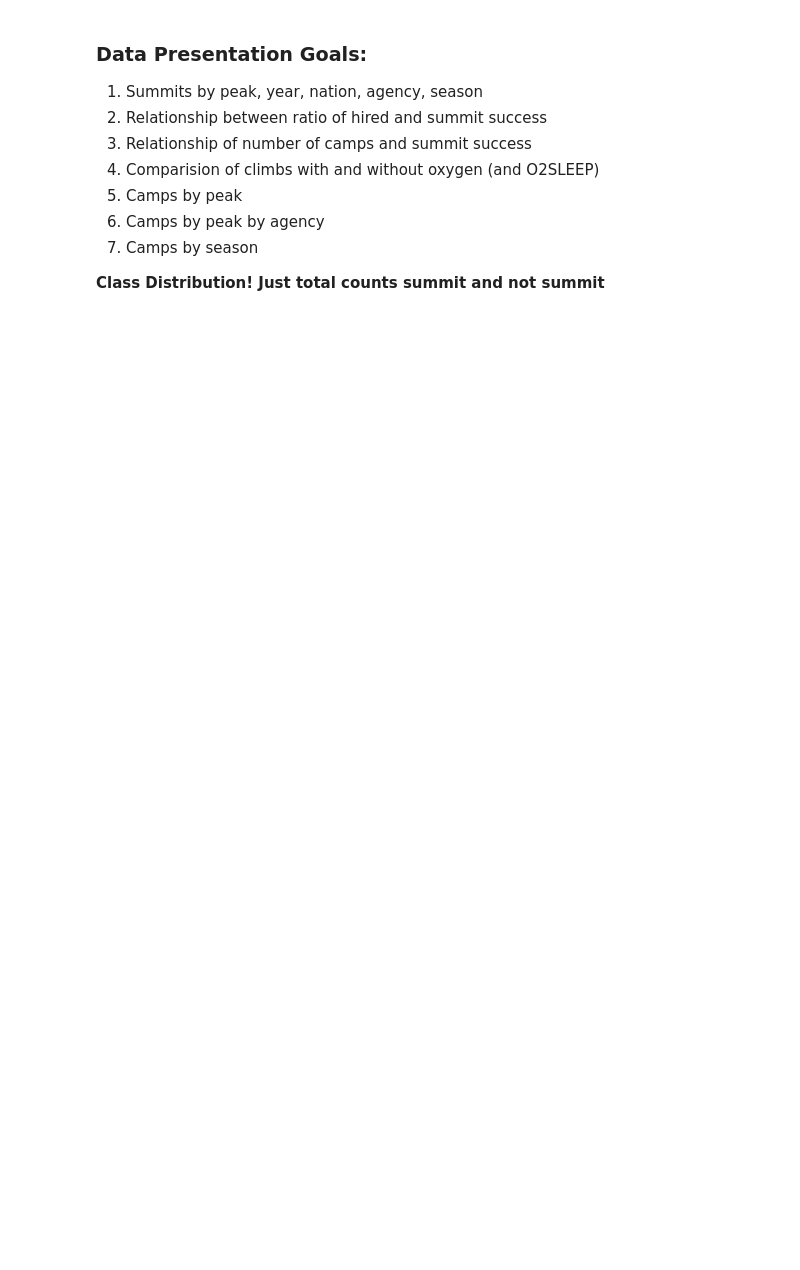
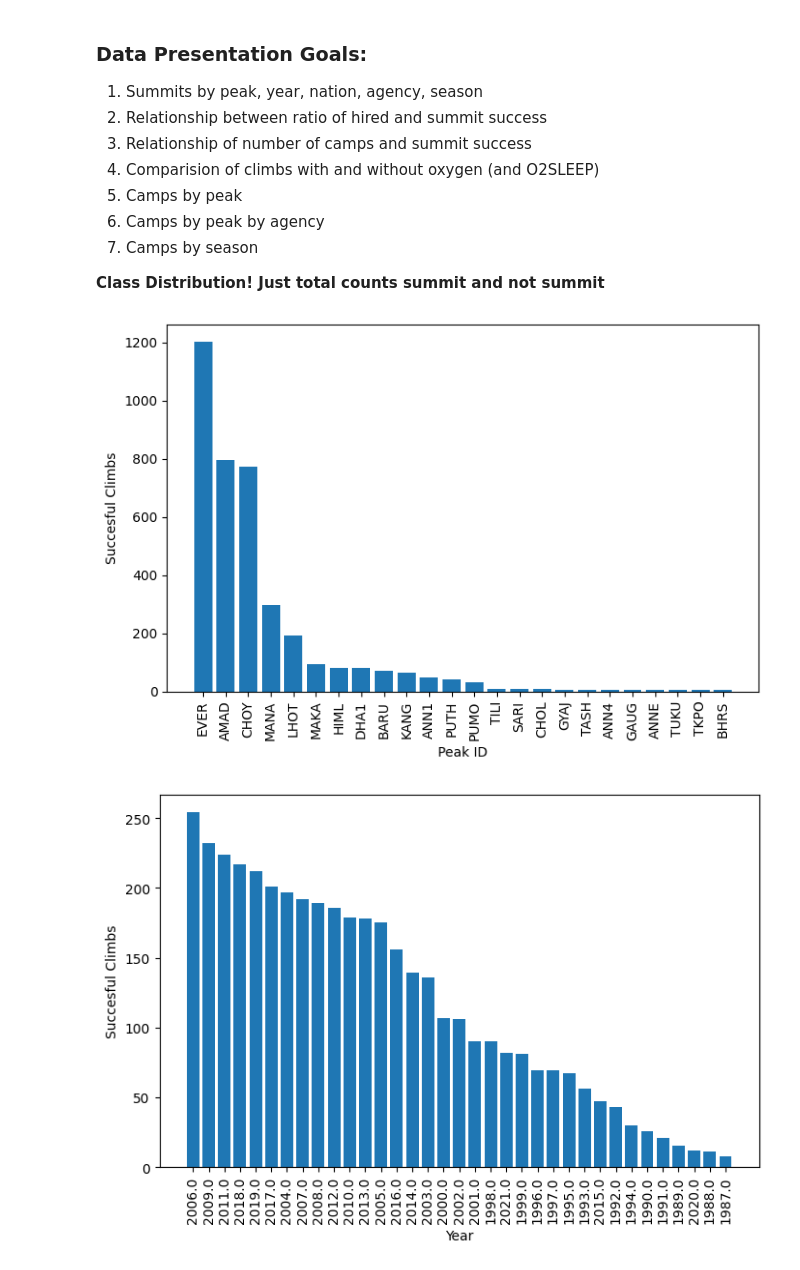
Before and after one commit to dpmacisaac/FinalProject-CPSC322, a Jupyter notebook: himalayan_dataset_eda.ipynb, the cells around one changed output. Cells and saved outputs as stored; diff of their text form; code cells hidden in the pictures; blank space fills up the shorter version.

Commit message:
added frequency charts for summit success

```diff
--- a/himalayan_dataset_eda.ipynb
+++ b/himalayan_dataset_eda.ipynb
@@ -69,0 +56,17 @@ AMAD        2007         1       1  Italy            04/26/07  False        2
+# %%
+def generate_freq_chart(table, col_name, xl, yl, min_value=0):
+    temp_dict = eda_utils.get_col_items_count(table, col_name)
+    temp_dict = {k:v for k, v in temp_dict.items() if v > min_value}
+    eda_utils.make_freq_chart_from_dict(temp_dict, xl, yl)
+# %%
+success_table = MyPyTable()
+success_table.column_names = himalaya_table.column_names
+success_table.data = [row for row in himalaya_table.data if row[-1] == 1]
+
+generate_freq_chart(success_table, "PEAKID", "Peak ID", "Succesful Climbs", 4)
+generate_freq_chart(success_table, "YEAR", "Year", "Succesful Climbs", 4)
+generate_freq_chart(success_table, "SEASON", "Season", "Succesful Climbs", 4)
+generate_freq_chart(success_table, "NATION", "Nation", "Succesful Climbs", 4)
+# %% [output]
+[figure, added]
+[figure, added]
```
Also changed, not shown: parts of 5 cells of this notebook, 2 other files.
